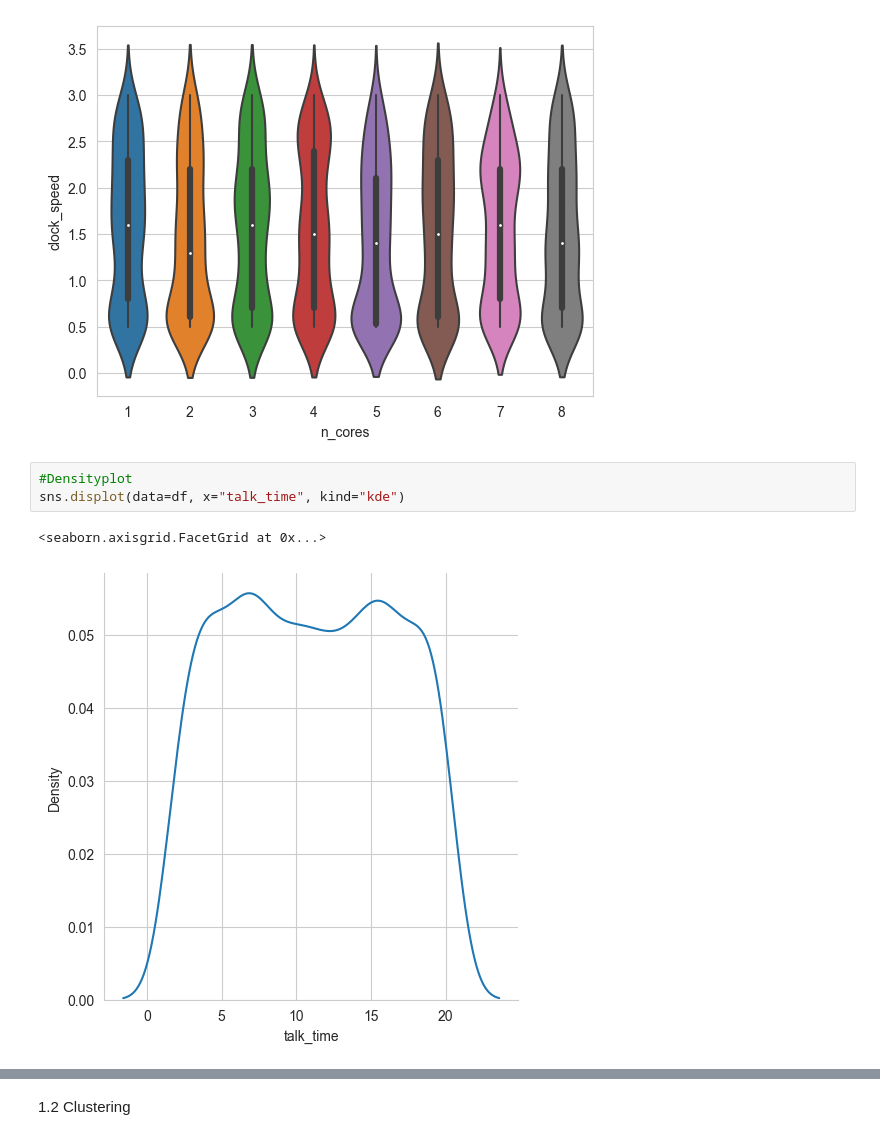
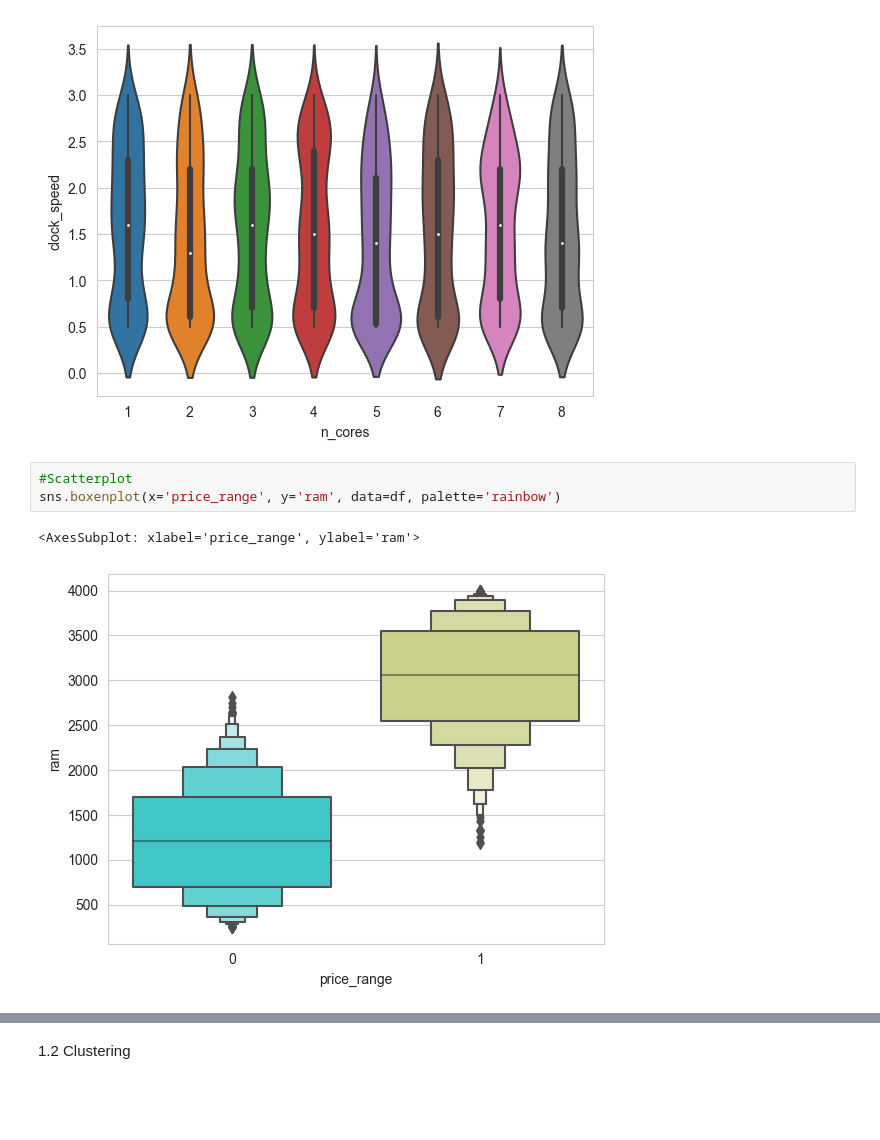
Before and after one commit to andeepl7/MLAssignments, a Jupyter notebook: Q1_EDA_CLUST.ipynb, the cells around one changed output, grey strips where cells are left out. Drawn from its saved outputs; the diff is of its cells as text; blank space fills up the shorter version.

```diff
--- a/Q1_EDA_CLUST.ipynb
+++ b/Q1_EDA_CLUST.ipynb
@@ -74,9 +81,9 @@ sns.violinplot(data=df, y="clock_speed", x="n_cores")
 # %% [output]
 <AxesSubplot: xlabel='n_cores', ylabel='clock_speed'>
 [figure]
-# %%
-#Densityplot
-sns.displot(data=df, x="talk_time", kind="kde")
-# %% [output]
-<seaborn.axisgrid.FacetGrid at 0x...>
-[figure, removed]
+# %%
+#Scatterplot
+sns.boxenplot(x='price_range', y='ram', data=df, palette='rainbow')
+# %% [output]
+<AxesSubplot: xlabel='price_range', ylabel='ram'>
+[figure, added]
```
Also changed, not shown: parts of 4 cells of this notebook.
